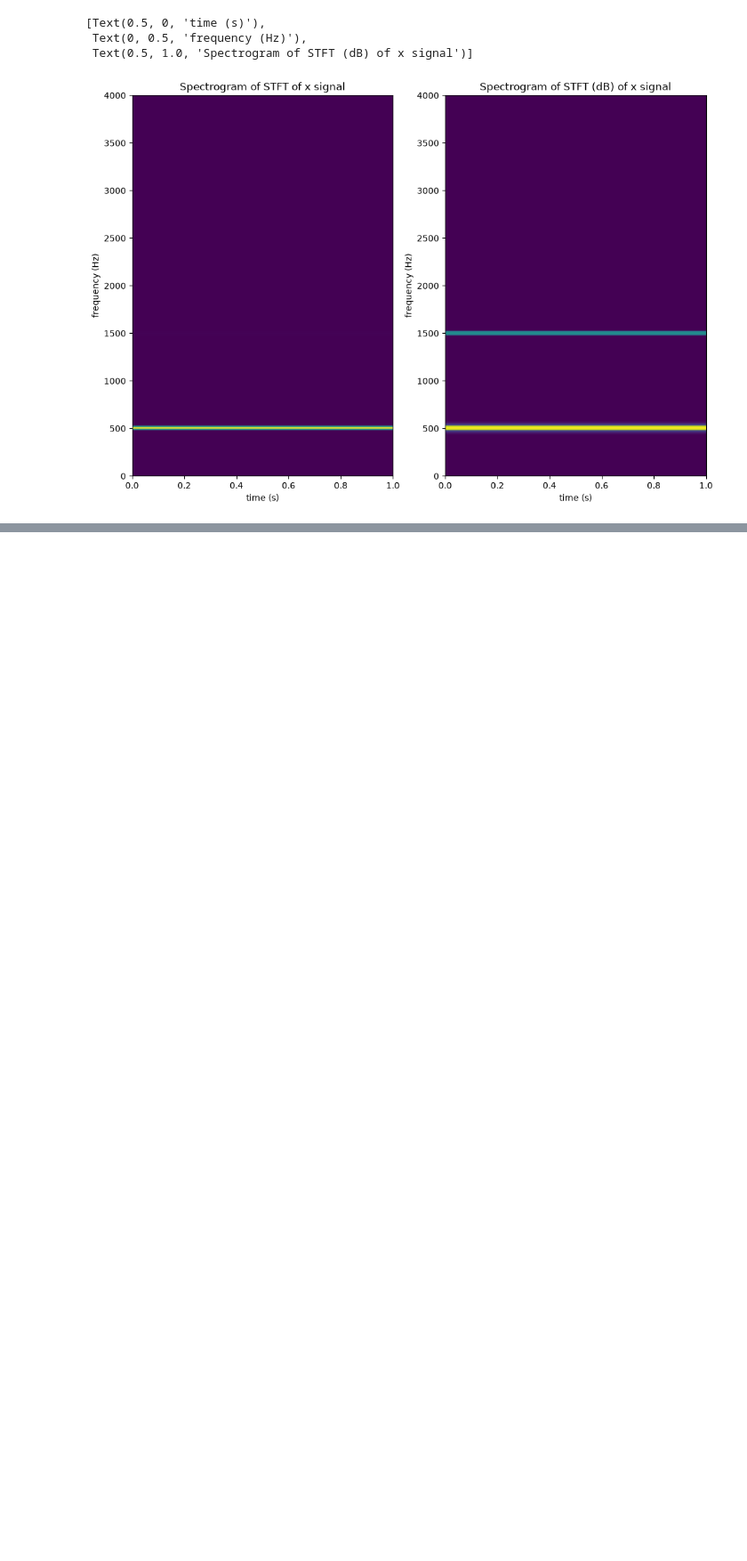
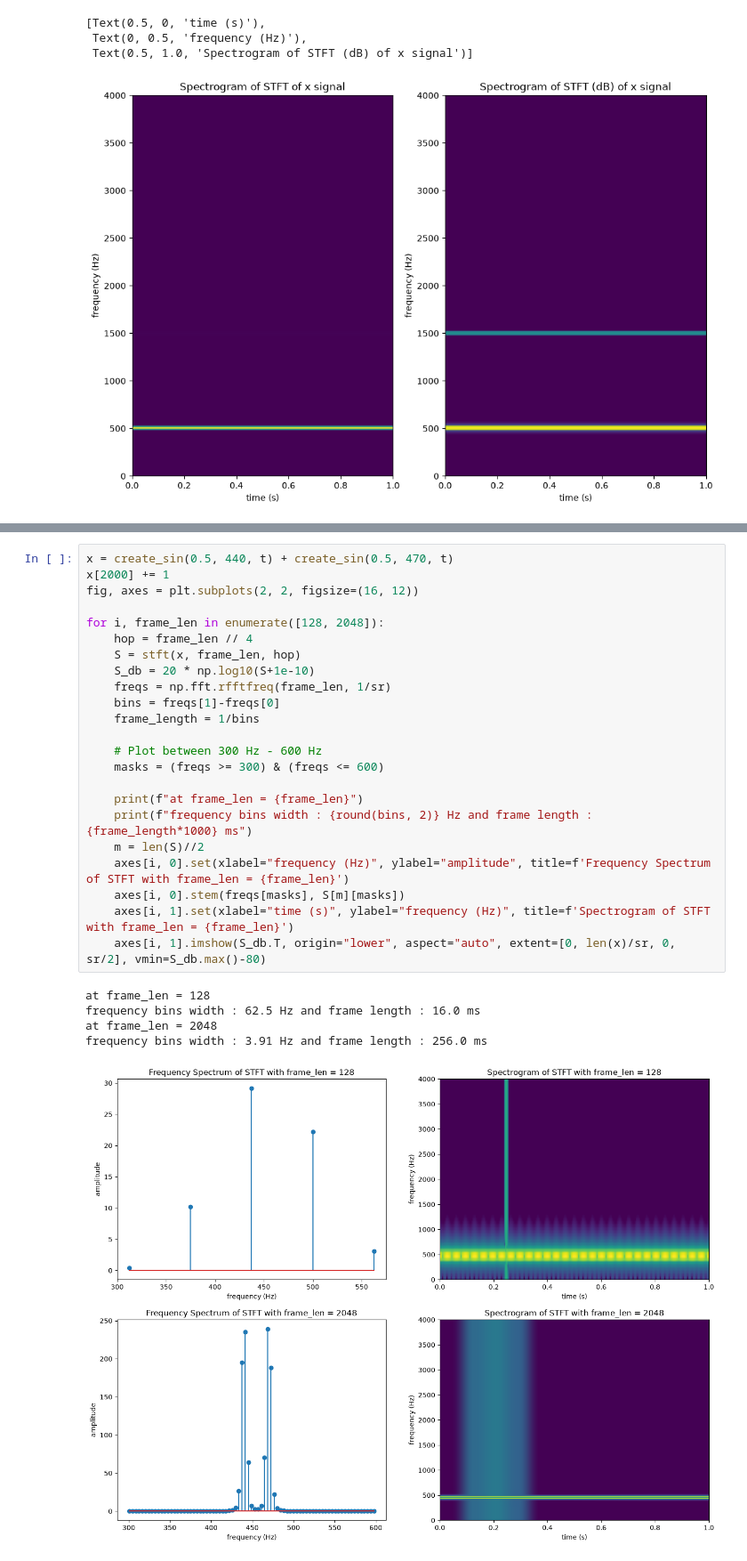
Before and after one commit to ohm-arthakorn/audio-based_music_recommendation, a Jupyter notebook: notebooks/06_STFT.ipynb, the cells around one changed output, grey strips where cells are left out. Shown at 89% size. Drawn from its saved outputs; the diff is of its cells as text; blank space fills up the shorter version.

Commit message:
docs: finish ST6 and check as complete
- finish ST6 trade-off between time-frequency
- check as complete in tasks.md

```diff
--- a/notebooks/06_STFT.ipynb
+++ b/notebooks/06_STFT.ipynb
@@ -357,0 +378,29 @@ ax2.set(xlabel="time (s)", ylabel="frequency (Hz)", title="Spectrogram of STFT (
+# %%
+x = create_sin(0.5, 440, t) + create_sin(0.5, 470, t)
+x[2000] += 1
+fig, axes = plt.subplots(2, 2, figsize=(16, 12))
+
+for i, frame_len in enumerate([128, 2048]):
+    hop = frame_len // 4
+    S = stft(x, frame_len, hop)
+    S_db = 20 * np.log10(S+1e-10)
+    freqs = np.fft.rfftfreq(frame_len, 1/sr)
+    bins = freqs[1]-freqs[0]
+    frame_length = 1/bins
+
+    # Plot between 300 Hz - 600 Hz
+    masks = (freqs >= 300) & (freqs <= 600)
+
+    print(f"at frame_len = {frame_len}")
+    print(f"frequency bins width : {round(bins, 2)} Hz and frame length : {frame_length*1000} ms")
+    m = len(S)//2
+    axes[i, 0].set(xlabel="frequency (Hz)", ylabel="amplitude", title=f'Frequency Spectrum of STFT with frame_len = {frame_len}')
+    axes[i, 0].stem(freqs[masks], S[m][masks])
+    axes[i, 1].set(xlabel="time (s)", ylabel="frequency (Hz)", title=f'Spectrogram of STFT with frame_len = {frame_len}')
+    axes[i, 1].imshow(S_db.T, origin="lower", aspect="auto", extent=[0, len(x)/sr, 0, sr/2], vmin=S_db.max()-80)
+# %% [output]
+at frame_len = 128
+frequency bins width : 62.5 Hz and frame length : 16.0 ms
+at frame_len = 2048
+frequency bins width : 3.91 Hz and frame length : 256.0 ms
+[figure, added]
```
Also changed, not shown: parts of 1 cell of this notebook, 1 other file.
